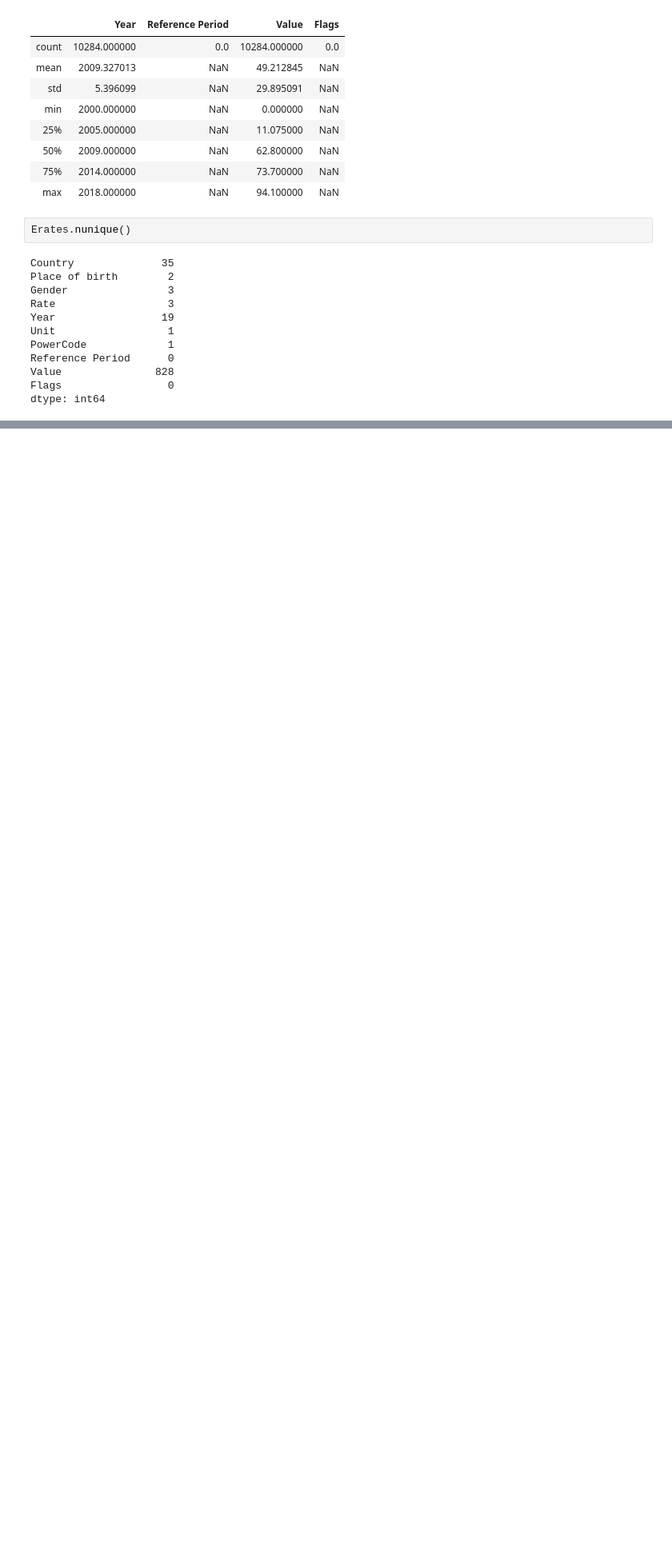
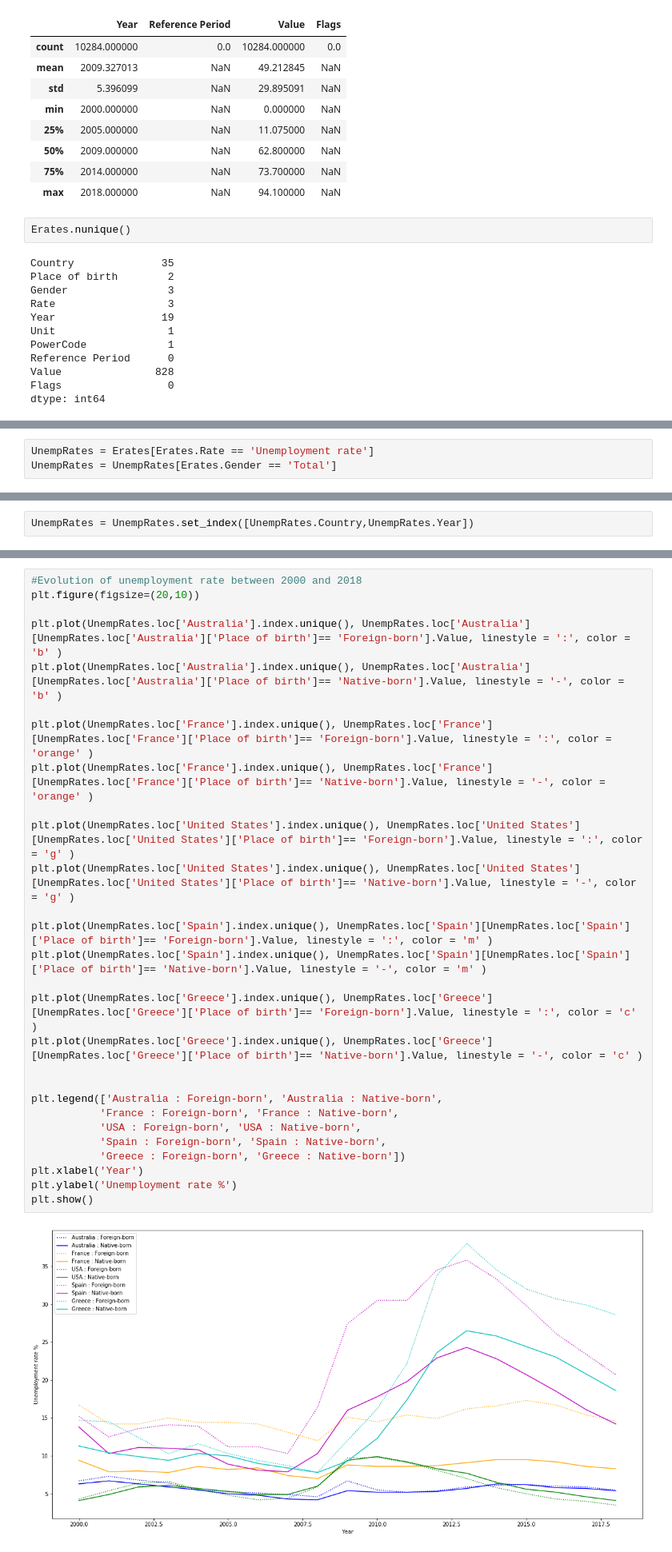
Before and after one commit to nurien2/datacamp_2019, a Jupyter notebook: starting_kit.ipynb, the cells around one changed output, grey strips where cells are left out. Shown at 80% size. Cells and saved outputs as stored; diff of their text form; blank space fills up the shorter version.

```diff
--- a/starting_kit.ipynb
+++ b/starting_kit.ipynb
@@ -278,0 +367,3 @@ dtype: int64
+# %%
+UnempRates = Erates[Erates.Rate == 'Unemployment rate']
+UnempRates = UnempRates[Erates.Gender == 'Total']
@@ -278,0 +384,2 @@ dtype: int64
+# %%
+UnempRates = UnempRates.set_index([UnempRates.Country,UnempRates.Year])
@@ -278,0 +413,30 @@ dtype: int64
+# %%
+#Evolution of unemployment rate between 2000 and 2018
+plt.figure(figsize=(20,10))
+
+plt.plot(UnempRates.loc['Australia'].index.unique(), UnempRates.loc['Australia'][UnempRates.loc['Australia']['Place of birth']== 'Foreign-born'].Value, linestyle = ':', color = 'b' )
+plt.plot(UnempRates.loc['Australia'].index.unique(), UnempRates.loc['Australia'][UnempRates.loc['Australia']['Place of birth']== 'Native-born'].Value, linestyle = '-', color = 'b' )
+
+plt.plot(UnempRates.loc['France'].index.unique(), UnempRates.loc['France'][UnempRates.loc['France']['Place of birth']== 'Foreign-born'].Value, linestyle = ':', color = 'orange' )
+plt.plot(UnempRates.loc['France'].index.unique(), UnempRates.loc['France'][UnempRates.loc['France']['Place of birth']== 'Native-born'].Value, linestyle = '-', color = 'orange' )
+
+plt.plot(UnempRates.loc['United States'].index.unique(), UnempRates.loc['United States'][UnempRates.loc['United States']['Place of birth']== 'Foreign-born'].Value, linestyle = ':', color = 'g' )
+plt.plot(UnempRates.loc['United States'].index.unique(), UnempRates.loc['United States'][UnempRates.loc['United States']['Place of birth']== 'Native-born'].Value, linestyle = '-', color = 'g' )
+
+plt.plot(UnempRates.loc['Spain'].index.unique(), UnempRates.loc['Spain'][UnempRates.loc['Spain']['Place of birth']== 'Foreign-born'].Value, linestyle = ':', color = 'm' )
+plt.plot(UnempRates.loc['Spain'].index.unique(), UnempRates.loc['Spain'][UnempRates.loc['Spain']['Place of birth']== 'Native-born'].Value, linestyle = '-', color = 'm' )
+
+plt.plot(UnempRates.loc['Greece'].index.unique(), UnempRates.loc['Greece'][UnempRates.loc['Greece']['Place of birth']== 'Foreign-born'].Value, linestyle = ':', color = 'c' )
+plt.plot(UnempRates.loc['Greece'].index.unique(), UnempRates.loc['Greece'][UnempRates.loc['Greece']['Place of birth']== 'Native-born'].Value, linestyle = '-', color = 'c' )
+
+
+plt.legend(['Australia : Foreign-born', 'Australia : Native-born',
+           'France : Foreign-born', 'France : Native-born',
+           'USA : Foreign-born', 'USA : Native-born',
+           'Spain : Foreign-born', 'Spain : Native-born',
+           'Greece : Foreign-born', 'Greece : Native-born'])
+plt.xlabel('Year')
+plt.ylabel('Unemployment rate %')
+plt.show()
+# %% [output]
+[figure, added]
```
Also changed, not shown: parts of 26 cells of this notebook.
